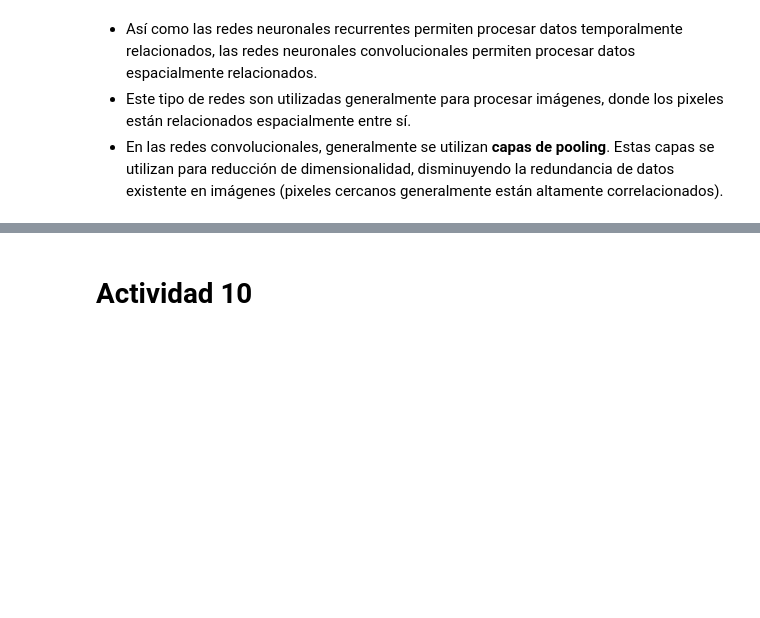
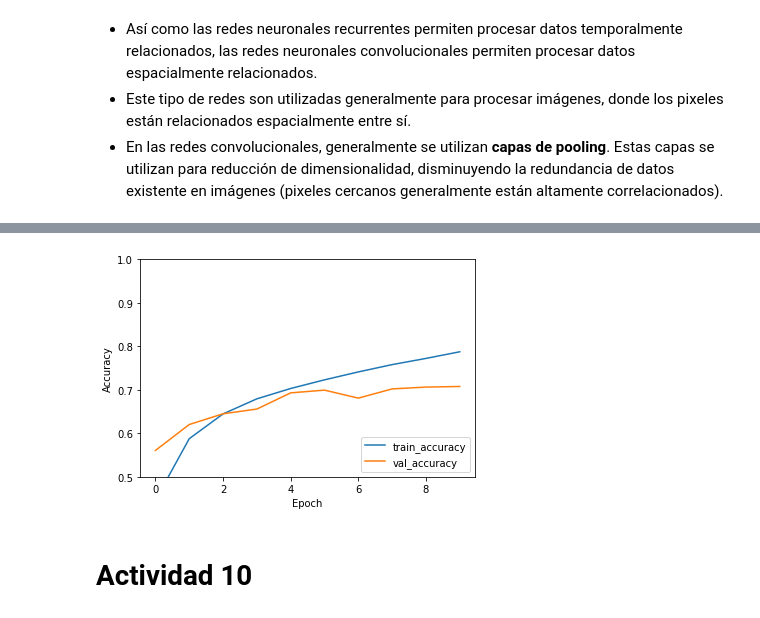
Before and after one commit to polivares/DataScience2022-2, a Jupyter notebook: 11-NeuralNetworks/11-NeuralNetworks.ipynb, the cells around one changed output, grey strips where cells are left out. Cells and saved outputs as stored; diff of their text form; code cells hidden in the pictures; blank space fills up the shorter version.

```diff
--- a/11-NeuralNetworks/11-NeuralNetworks.ipynb
+++ b/11-NeuralNetworks/11-NeuralNetworks.ipynb
@@ -439,5 +690,5 @@ history_cnn = model.fit(train_images, train_labels, epochs=10,
 # %%
-plt.plot(history_cnn.history['accuracy'], label='accuracy')
+plt.plot(history_cnn.history['accuracy'], label='train_accuracy')
 plt.plot(history_cnn.history['val_accuracy'], label = 'val_accuracy')
 plt.xlabel('Epoch')
 plt.ylabel('Accuracy')
@@ -445,3 +696,4 @@ plt.ylim([0.5, 1])
 plt.legend(loc='lower right')
 
 test_loss, test_acc = model.evaluate(test_images,  test_labels, verbose=2)
+# %% [output]
@@ -448,3 +701,4 @@ test_loss, test_acc = model.evaluate(test_images,  test_labels, verbose=2)
+[figure, added]
 # %% [markdown]
 # Actividad 10
 # %% [markdown]
```
Also changed, not shown: parts of 30 cells of this notebook.
